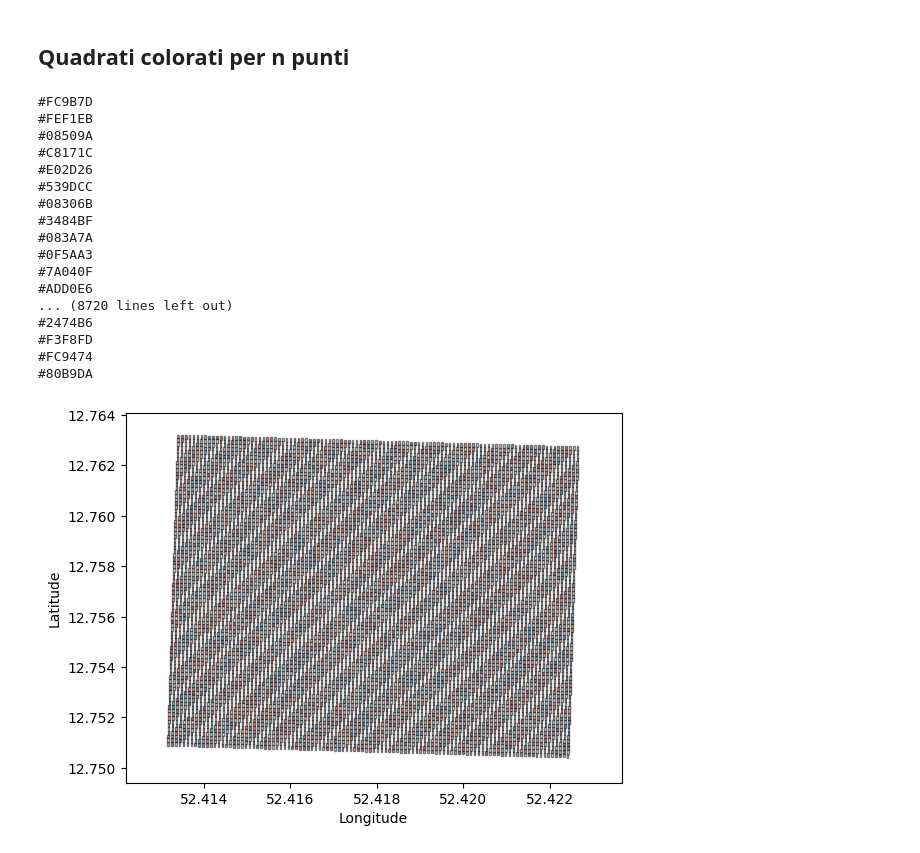
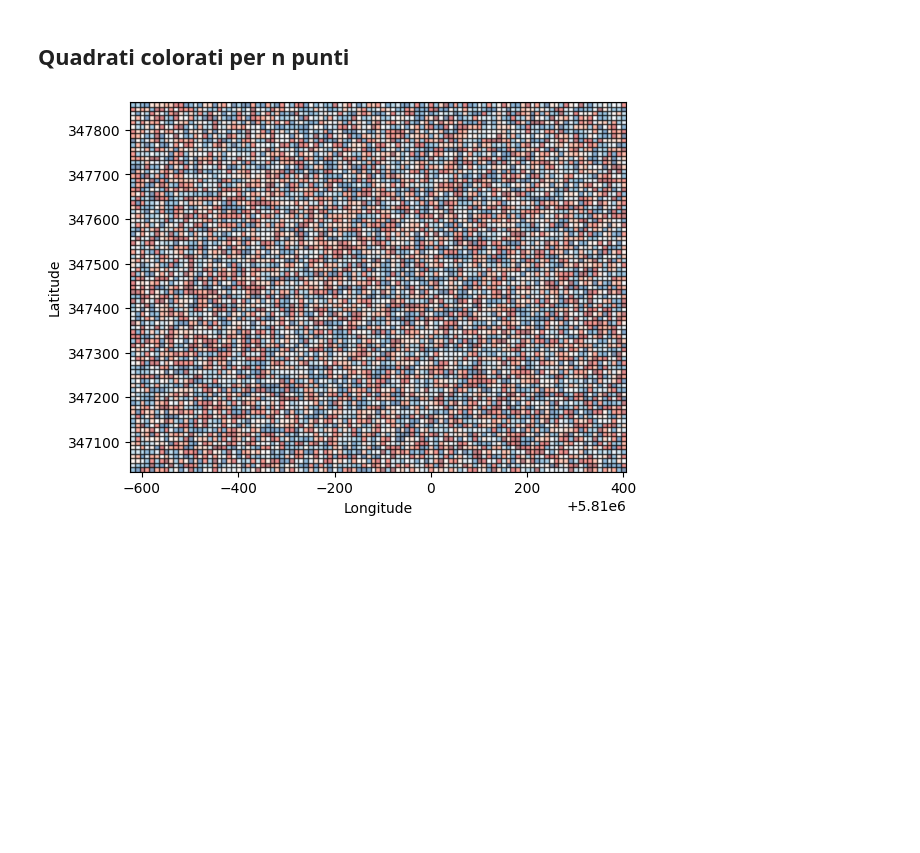
Before and after one commit to GabrielePiccoli/test_page, a Jupyter notebook: 00_genera_heatmap.ipynb, the cells around one changed output. Saved outputs shown, nothing was run; the diff lists cells and outputs as text; code cells hidden in the pictures; blank space fills up the shorter version.

```diff
--- a/00_genera_heatmap.ipynb
+++ b/00_genera_heatmap.ipynb
@@ -344,54 +344,38 @@ def get_color(v, min_value, max_value):
     # Normalizza il valore tra 0 e 1
     normalized_value = (v - min_value) / (max_value - min_value)
     # Mappa il valore normalizzato alla scala di colori
     color_index = int(normalized_value * (len(color_scale) - 1))
     return color_scale[color_index]
 
 
 # Leggi il CSV
 s = 0
 t = 0
-df = pd.read_csv(f"data/prova.csv")
+df = pd.read_csv(f"data/prova_utm.csv")
 df.fillna(0, inplace=True)
 fig, ax = plt.subplots()
 
 
-step_lat = df.iloc[103]['y'] - df.iloc[0]['y']
-step_lon = df.iloc[1]['x'] - df.iloc[0]['x']
+#step_lat = df.iloc[103]['y'] - df.iloc[0]['y']
+#step_lon = df.iloc[1]['x'] - df.iloc[0]['x']
+step_lat = 10
+step_lon = 10
 color_max = df['v'].max()
 color_min = df['v'].min()
 
 for i in range(len(df)):
     rect_i = [[df.iloc[i]['y'], df.iloc[i]['x']],
           [df.iloc[i]['y'], df.iloc[i]['x'] + step_lon],
-          [df.iloc[i]['y'] + step_lat, df.iloc[i]['x'] + step_lon],
-          [df.iloc[i]['y'] + step_lat, df.iloc[i]['x']]]
+          [df.iloc[i]['y'] - step_lat, df.iloc[i]['x'] + step_lon],
+          [df.iloc[i]['y'] - step_lat, df.iloc[i]['x']]]
     color = get_color(df.iloc[i]['v'], min_value=color_min, max_value=color_max)
-    print(color)
     polygon = Polygon(rect_i, closed=True, facecolor=color, edgecolor='black', alpha=0.5)
     ax.add_patch(polygon)
 
 ax.set_xlim(df['y'].min() - 0.001, df['y'].max() + 0.001)
 ax.set_ylim(df['x'].min() - 0.001, df['x'].max() + 0.001)
 ax.set_xlabel('Longitude')
 ax.set_ylabel('Latitude')
 plt.show()
 # %% [output]
-#FC9B7D
-#FEF1EB
-#08509A
-#C8171C
-#E02D26
-#539DCC
-#08306B
-#3484BF
-#083A7A
-#0F5AA3
-#7A040F
-#ADD0E6
-... (8720 lines left out)
-#2474B6
-#F3F8FD
-#FC9474
-#80B9DA
-[figure, old version]
+[figure, new version]
```
Also changed, not shown: parts of 4 cells of this notebook, 15 other files.
